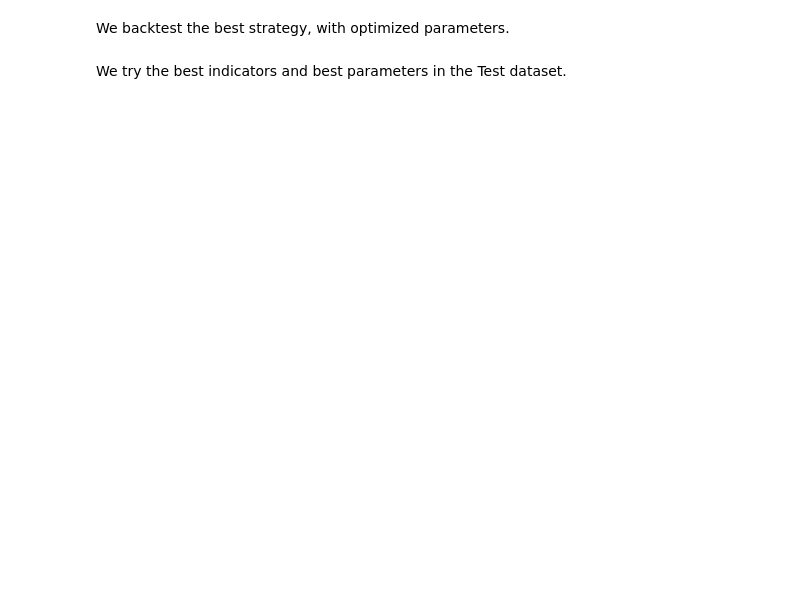
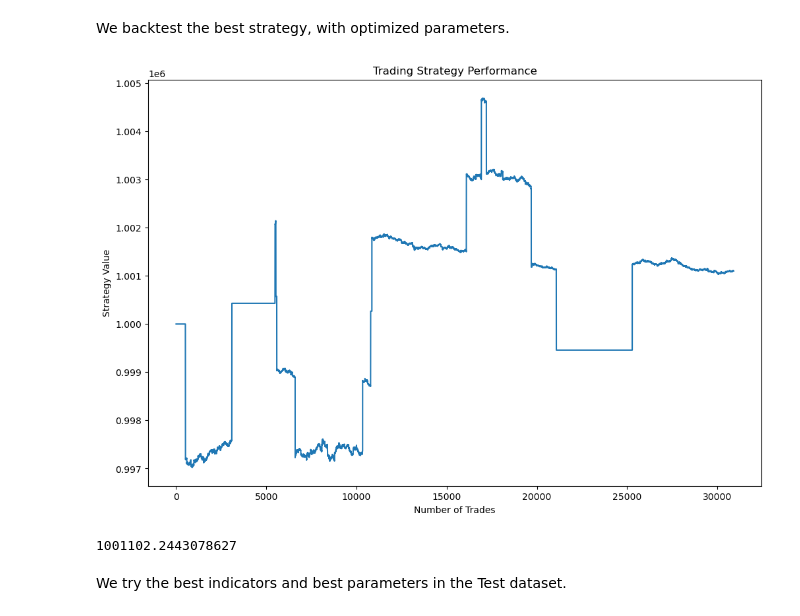
Before and after one commit to alfredobau21/proyecto_trading, a Jupyter notebook: Project 2 Technical Analysis/Report.ipynb, the cells around one changed output. Cells and saved outputs as stored; diff of their text form; code cells hidden in the pictures; blank space fills up the shorter version.

```diff
--- a/Project 2 Technical Analysis/Report.ipynb
+++ b/Project 2 Technical Analysis/Report.ipynb
@@ -81,4 +97,12 @@ Now we **optimize** parameters for the best combination of indicators.
 # %% [markdown]
 We backtest the best strategy, with optimized parameters.
+# %%
+strategy.plot_results(best = True)
+# %% [output]
+[figure, added]
+# %%
+strategy.strategy_value[-1]
+# %% [output]
+1001102.2443078627
 # %% [markdown]
 We try the best indicators and best parameters in the Test dataset.
```
Also changed, not shown: parts of 12 cells of this notebook, 1 other file.
